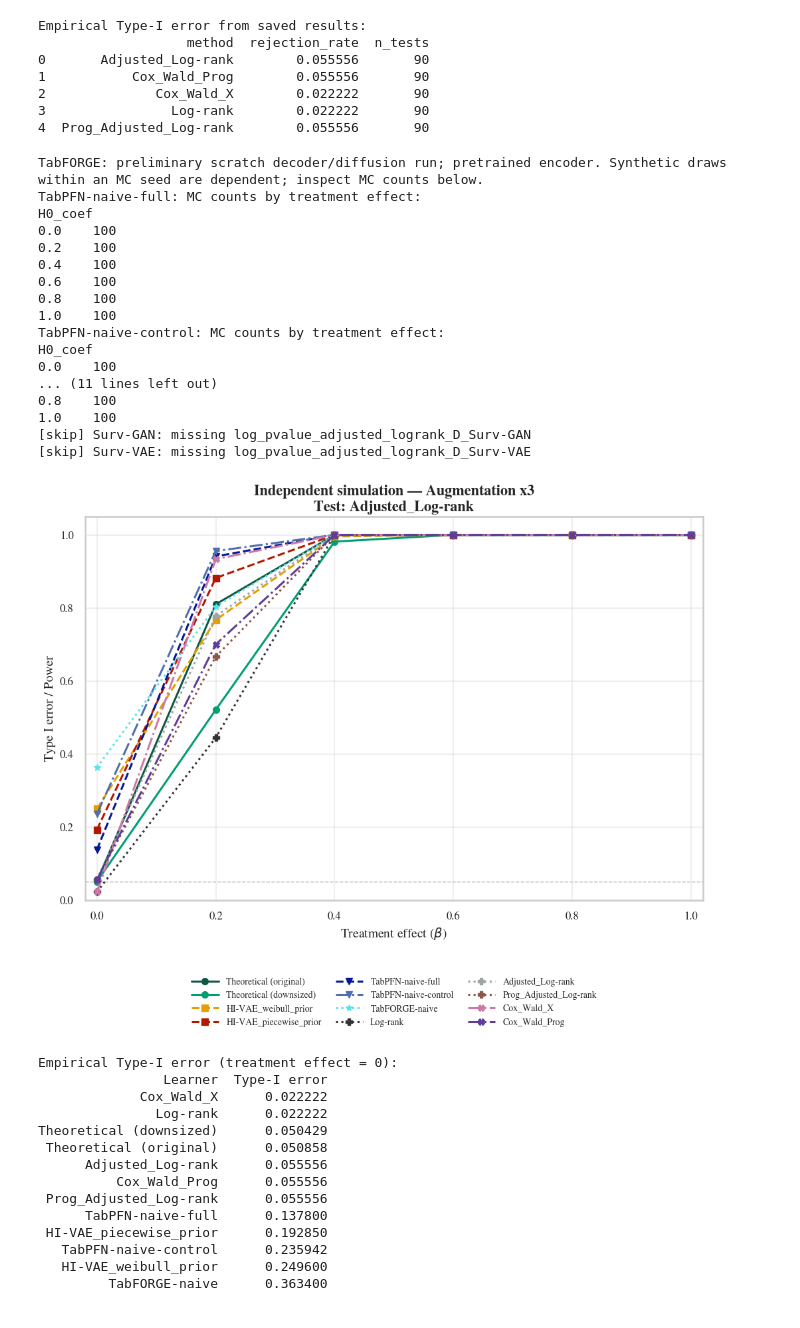
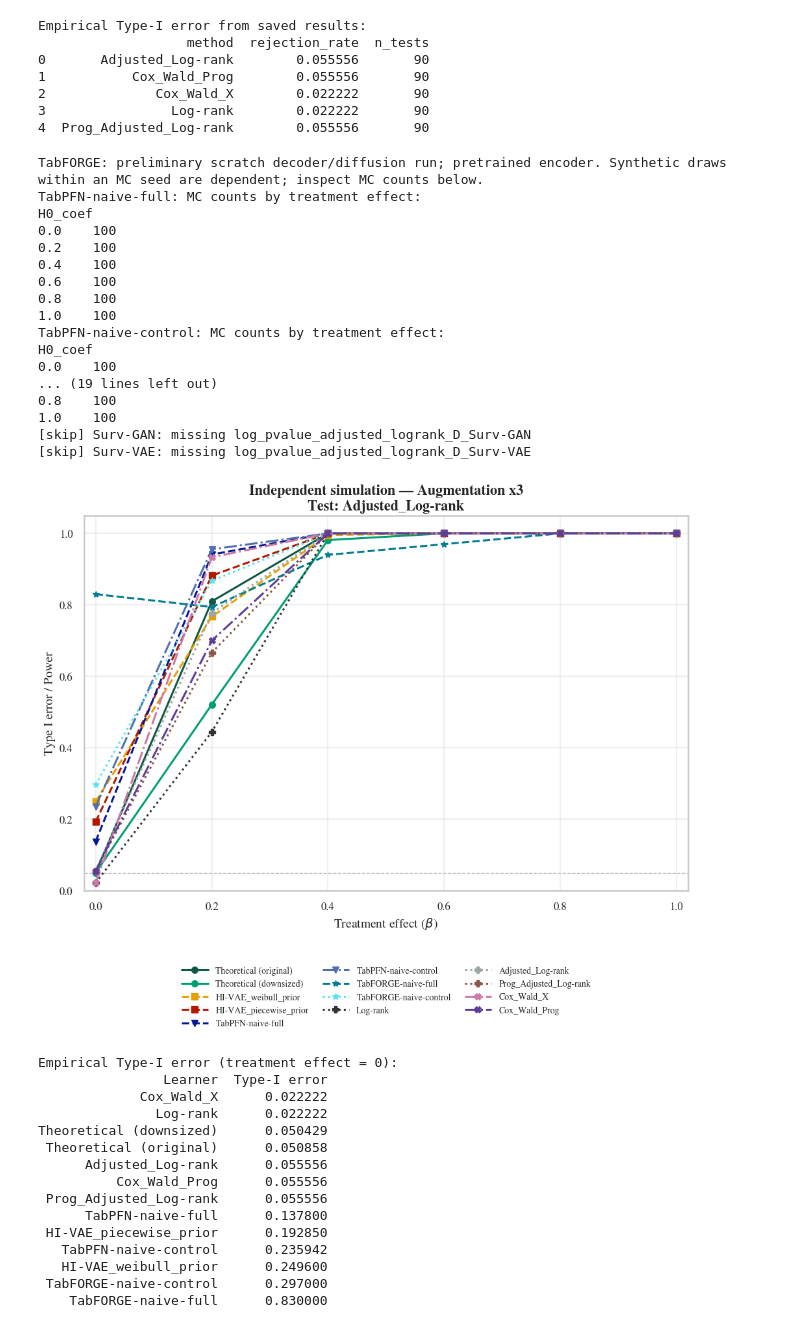
Before and after one commit to aguilloux/survgen-clinical-trials, a Jupyter notebook: tutorials/tutorial_simulation_PROCOVA_nMC100_N3000.ipynb, the cells around one changed output. Cells and saved outputs as stored; diff of their text form; code cells hidden in the pictures.

```diff
--- a/tutorials/tutorial_simulation_PROCOVA_nMC100_N3000.ipynb
+++ b/tutorials/tutorial_simulation_PROCOVA_nMC100_N3000.ipynb
@@ -117,7 +117,8 @@ generators_sel = [
     "Surv-VAE",
     "TabPFN-naive-full",
     "TabPFN-naive-control",
-    "TabFORGE-naive",
+    "TabFORGE-naive-full",
+    "TabFORGE-naive-control",
 ]
 
 current_path = Path.cwd()
@@ -171,9 +172,12 @@ separate_sources = {
     "TabPFN-naive-control": load_generator_results(
         tabpfn_control_results_dir, "TabPFN-naive-control"),
 }
-separate_sources["TabFORGE-naive"] = load_generator_results(
+separate_sources["TabFORGE-naive-control"] = load_generator_results(
     folder_path_traincontrol / f"results_two_stage_TabFORGE_N{n_samples}_control1of3_bisbis",
-    "TabFORGE-naive", stored_name="TabFORGE-naive")
+    "TabFORGE-naive-control", stored_name="TabFORGE-naive")
+separate_sources["TabFORGE-naive-full"] = load_generator_results(
+    folder_path_trainfull / f"results_two_stage_TabFORGE_N{n_samples}_control1of3",
+    "TabFORGE-naive-full", effect_subdirs=True, stored_name="TabFORGE-naive")
 print("TabFORGE: preliminary scratch decoder/diffusion run; pretrained encoder. "
       "Synthetic draws within an MC seed are dependent; inspect MC counts below.")
 for column in ["aug_perc", "H0_coef", "H0_coef_univ", "D_control", "D_treated"]:
@@ -251,7 +255,8 @@ styles = {
     "Surv-VAE": {"color": "#009E96", "ls": "--", "marker": "^"},
     "TabPFN-naive-full": {"color": "#041795", "ls": "--", "marker": "v"},
     "TabPFN-naive-control": {"color": "#516EAD", "ls": "-.", "marker": "v"},
-    "TabFORGE-naive": {"color": "#56E4E9", "ls": ":", "marker": "*"},
+    "TabFORGE-naive-full": {"color": "#007C91", "ls": "--", "marker": "*"},
+    "TabFORGE-naive-control": {"color": "#56E4E9", "ls": ":", "marker": "*"},
     "Log-rank": {"color": "#333333", "ls": ":", "marker": "P"},
     "Adjusted_Log-rank": {"color": "#9EA5A5", "ls": ":", "marker": "P"},
     "Prog_Adjusted_Log-rank": {"color": "#8C564B", "ls": ":", "marker": "P"},
@@ -288,35 +293,35 @@ ax.legend(
     loc="upper center", bbox_to_anchor=(0.5, -0.18), ncol=3,
     fontsize=10, frameon=False, columnspacing=1.5, handlelength=3,
 )
 plt.show()
 
 type1_error = (
     df_plot[np.isclose(df_plot["Treatment effect"], 0.0)]
     [["Learner", "Power"]]
     .rename(columns={"Power": "Type-I error"})
     .sort_values("Type-I error")
 )
 print("\nEmpirical Type-I error (treatment effect = 0):")
 print(type1_error.to_string(index=False))
 # %% [output]
 TabFORGE: preliminary scratch decoder/diffusion run; pretrained encoder. Synthetic draws within an MC seed are dependent; inspect MC counts below.
 TabPFN-naive-full: MC counts by treatment effect:
 H0_coef
 0.0    100
 0.2    100
 0.4    100
 0.6    100
 0.8    100
 1.0    100
 TabPFN-naive-control: MC counts by treatment effect:
 H0_coef
 0.0    100
-... (11 lines left out)
+... (19 lines left out)
 0.8    100
 1.0    100
 [skip] Surv-GAN: missing log_pvalue_adjusted_logrank_D_Surv-GAN
 [skip] Surv-VAE: missing log_pvalue_adjusted_logrank_D_Surv-VAE
-[figure, old version]
+[figure, new version]
 Empirical Type-I error (treatment effect = 0):
                 Learner  Type-I error
              Cox_Wald_X      0.022222
@@ -330,6 +335,7 @@ Theoretical (downsized)      0.050429
  HI-VAE_piecewise_prior      0.192850
    TabPFN-naive-control      0.235942
    HI-VAE_weibull_prior      0.249600
-         TabFORGE-naive      0.363400
+ TabFORGE-naive-control      0.297000
+    TabFORGE-naive-full      0.830000
 # %%
 # ---------- All selection methods: change only SELECTION_METHOD ----------
```
Also changed, not shown: parts of 5 cells of this notebook, 4 other files.
